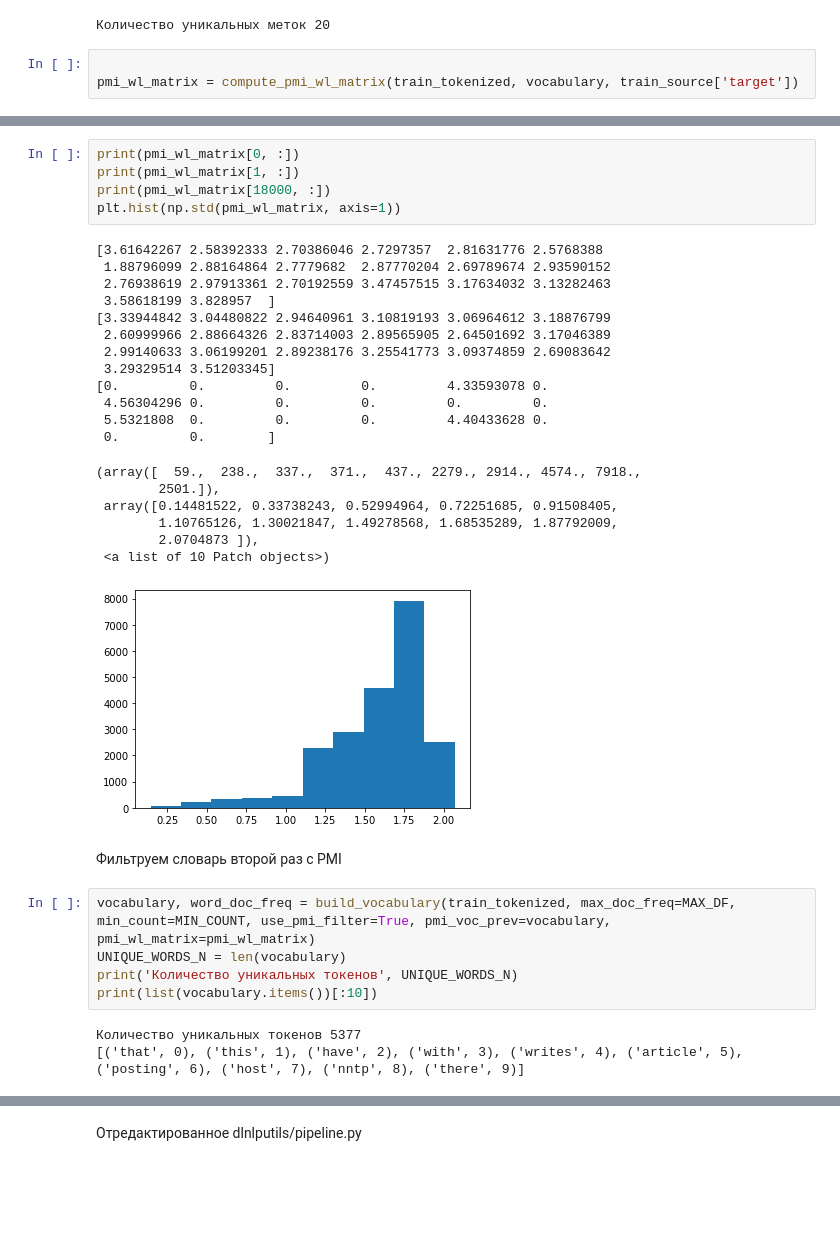
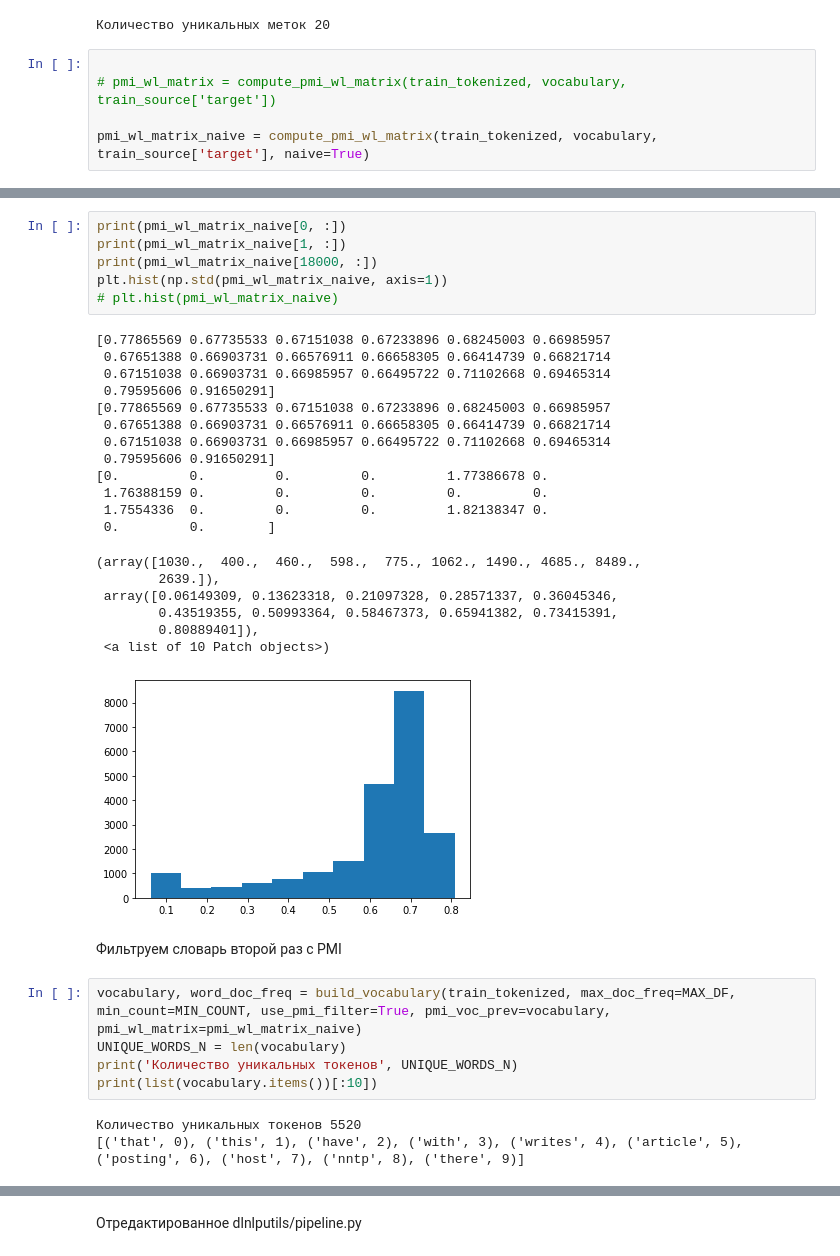
Before and after one commit to chmnk/stepik-dl-nlp, a Jupyter notebook: task1_20newsgroups.ipynb, the cells around one changed output, grey strips where cells are left out. Saved outputs shown, nothing was run; the diff lists cells and outputs as text; blank space fills up the shorter version.

```diff
--- a/task1_20newsgroups.ipynb
+++ b/task1_20newsgroups.ipynb
@@ -571,4 +589,6 @@ print('Количество уникальных меток', UNIQUE_LABELS_N)
 Количество уникальных меток 20
 # %%
 
-pmi_wl_matrix = compute_pmi_wl_matrix(train_tokenized, vocabulary, train_source['target'])
+# pmi_wl_matrix = compute_pmi_wl_matrix(train_tokenized, vocabulary, train_source['target'])
+
+pmi_wl_matrix_naive = compute_pmi_wl_matrix(train_tokenized, vocabulary, train_source['target'], naive=True)
@@ -575,37 +603,38 @@ pmi_wl_matrix = compute_pmi_wl_matrix(train_tokenized, vocabulary, train_source[
 # %%
-print(pmi_wl_matrix[0, :])
-print(pmi_wl_matrix[1, :])
-print(pmi_wl_matrix[18000, :])
-plt.hist(np.std(pmi_wl_matrix, axis=1))
+print(pmi_wl_matrix_naive[0, :])
+print(pmi_wl_matrix_naive[1, :])
+print(pmi_wl_matrix_naive[18000, :])
+plt.hist(np.std(pmi_wl_matrix_naive, axis=1))
+# plt.hist(pmi_wl_matrix_naive)
 # %% [output]
-[3.61642267 2.58392333 2.70386046 2.7297357  2.81631776 2.5768388
- 1.88796099 2.88164864 2.7779682  2.87770204 2.69789674 2.93590152
- 2.76938619 2.97913361 2.70192559 3.47457515 3.17634032 3.13282463
- 3.58618199 3.828957  ]
-[3.33944842 3.04480822 2.94640961 3.10819193 3.06964612 3.18876799
- 2.60999966 2.88664326 2.83714003 2.89565905 2.64501692 3.17046389
- 2.99140633 3.06199201 2.89238176 3.25541773 3.09374859 2.69083642
- 3.29329514 3.51203345]
-[0.         0.         0.         0.         4.33593078 0.
- 4.56304296 0.         0.         0.         0.         0.
- 5.5321808  0.         0.         0.         4.40433628 0.
+[0.77865569 0.67735533 0.67151038 0.67233896 0.68245003 0.66985957
+ 0.67651388 0.66903731 0.66576911 0.66658305 0.66414739 0.66821714
+ 0.67151038 0.66903731 0.66985957 0.66495722 0.71102668 0.69465314
+ 0.79595606 0.91650291]
+[0.77865569 0.67735533 0.67151038 0.67233896 0.68245003 0.66985957
+ 0.67651388 0.66903731 0.66576911 0.66658305 0.66414739 0.66821714
+ 0.67151038 0.66903731 0.66985957 0.66495722 0.71102668 0.69465314
+ 0.79595606 0.91650291]
+[0.         0.         0.         0.         1.77386678 0.
+ 1.76388159 0.         0.         0.         0.         0.
+ 1.7554336  0.         0.         0.         1.82138347 0.
  0.         0.        ]
-(array([  59.,  238.,  337.,  371.,  437., 2279., 2914., 4574., 7918.,
-        2501.]),
- array([0.14481522, 0.33738243, 0.52994964, 0.72251685, 0.91508405,
-        1.10765126, 1.30021847, 1.49278568, 1.68535289, 1.87792009,
-        2.0704873 ]),
+(array([1030.,  400.,  460.,  598.,  775., 1062., 1490., 4685., 8489.,
+        2639.]),
+ array([0.06149309, 0.13623318, 0.21097328, 0.28571337, 0.36045346,
+        0.43519355, 0.50993364, 0.58467373, 0.65941382, 0.73415391,
+        0.80889401]),
  <a list of 10 Patch objects>)
-[figure, old version]
+[figure, new version]
 # %% [markdown]
 Фильтруем словарь второй раз с PMI
 # %%
-vocabulary, word_doc_freq = build_vocabulary(train_tokenized, max_doc_freq=MAX_DF, min_count=MIN_COUNT, use_pmi_filter=True, pmi_voc_prev=vocabulary, pmi_wl_matrix=pmi_wl_matrix)
+vocabulary, word_doc_freq = build_vocabulary(train_tokenized, max_doc_freq=MAX_DF, min_count=MIN_COUNT, use_pmi_filter=True, pmi_voc_prev=vocabulary, pmi_wl_matrix=pmi_wl_matrix_naive)
 UNIQUE_WORDS_N = len(vocabulary)
 print('Количество уникальных токенов', UNIQUE_WORDS_N)
 print(list(vocabulary.items())[:10])
 # %% [output]
-Количество уникальных токенов 5377
+Количество уникальных токенов 5520
 [('that', 0), ('this', 1), ('have', 2), ('with', 3), ('writes', 4), ('article', 5), ('posting', 6), ('host', 7), ('nntp', 8), ('there', 9)]
 # %%
 plt.hist(word_doc_freq, bins=20)
```
Also changed, not shown: parts of 12 cells of this notebook.
